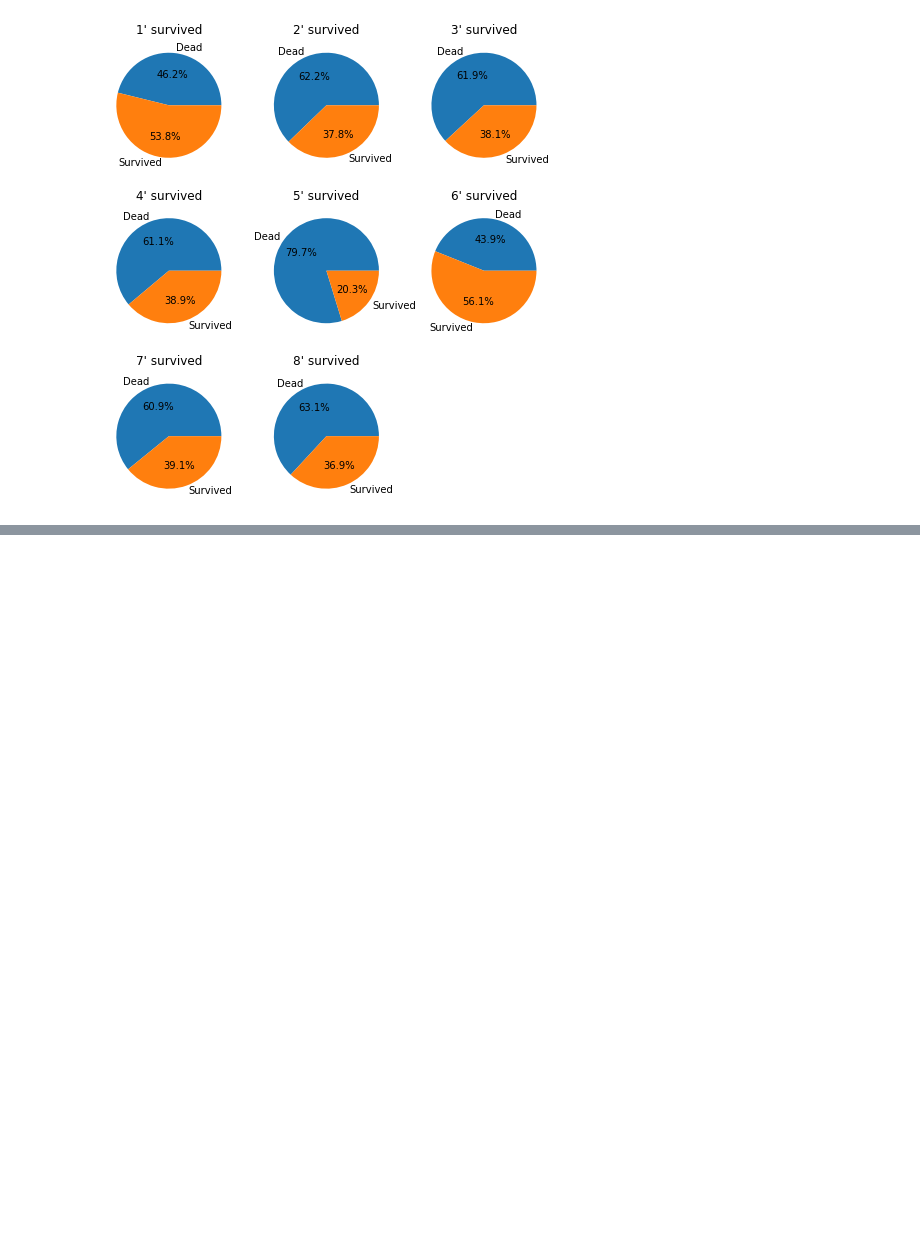
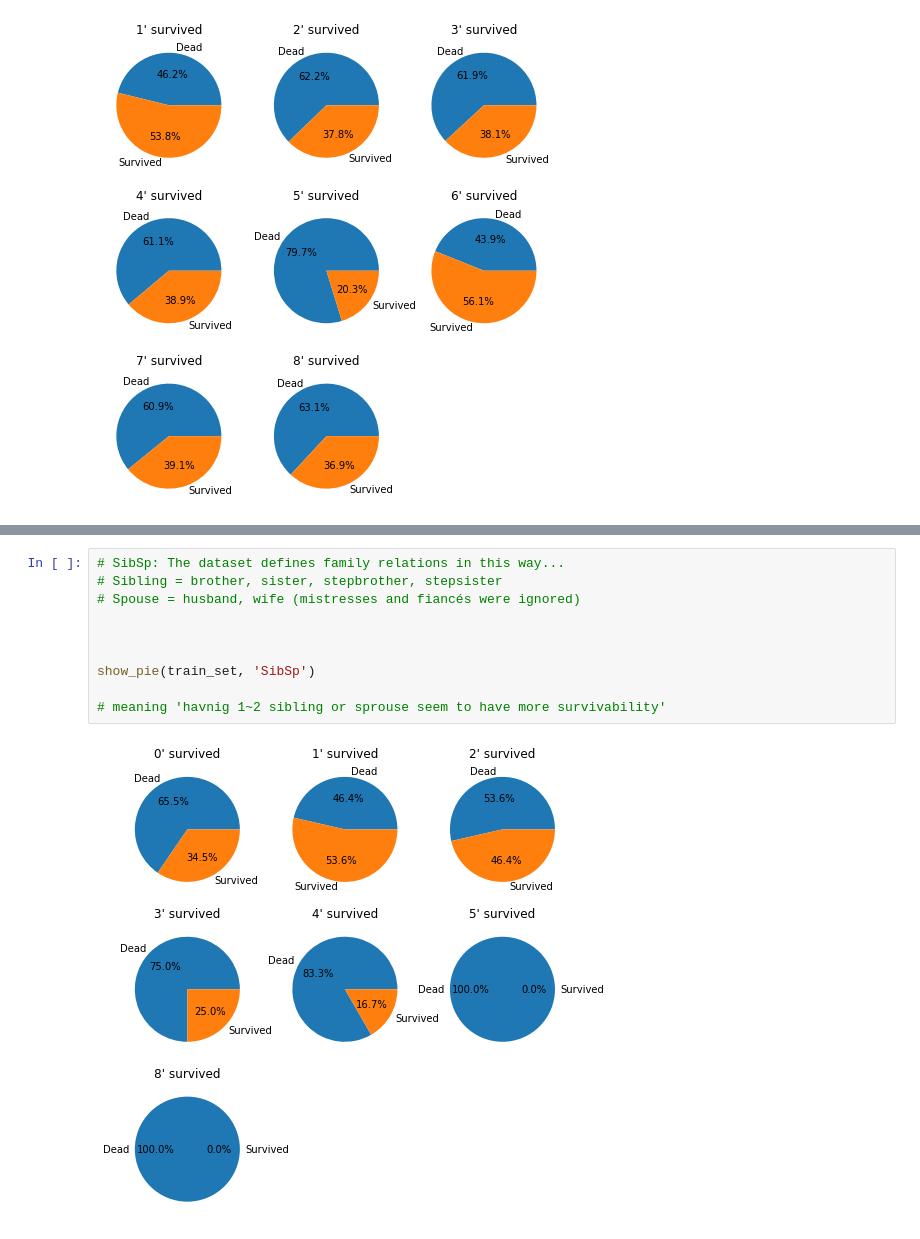
Before and after one commit to thinkp0907/Data_Engineering, a Jupyter notebook: Kaggle/Get_started_with_Kaggle[Titanic].ipynb, the cells around one changed output, grey strips where cells are left out. Saved outputs shown, nothing was run; the diff lists cells and outputs as text; blank space fills up the shorter version.

```diff
--- a/Kaggle/Get_started_with_Kaggle[Titanic].ipynb
+++ b/Kaggle/Get_started_with_Kaggle[Titanic].ipynb
@@ -308,0 +317,12 @@ train_set
+# %%
+# SibSp: The dataset defines family relations in this way...
+# Sibling = brother, sister, stepbrother, stepsister
+# Spouse = husband, wife (mistresses and fiancés were ignored)
+
+
+
+show_pie(train_set, 'SibSp')
+
+# meaning 'havnig 1~2 sibling or sprouse seem to have more survivability'
+# %% [output]
+[figure, added]
```
Also changed, not shown: parts of 21 cells of this notebook.
